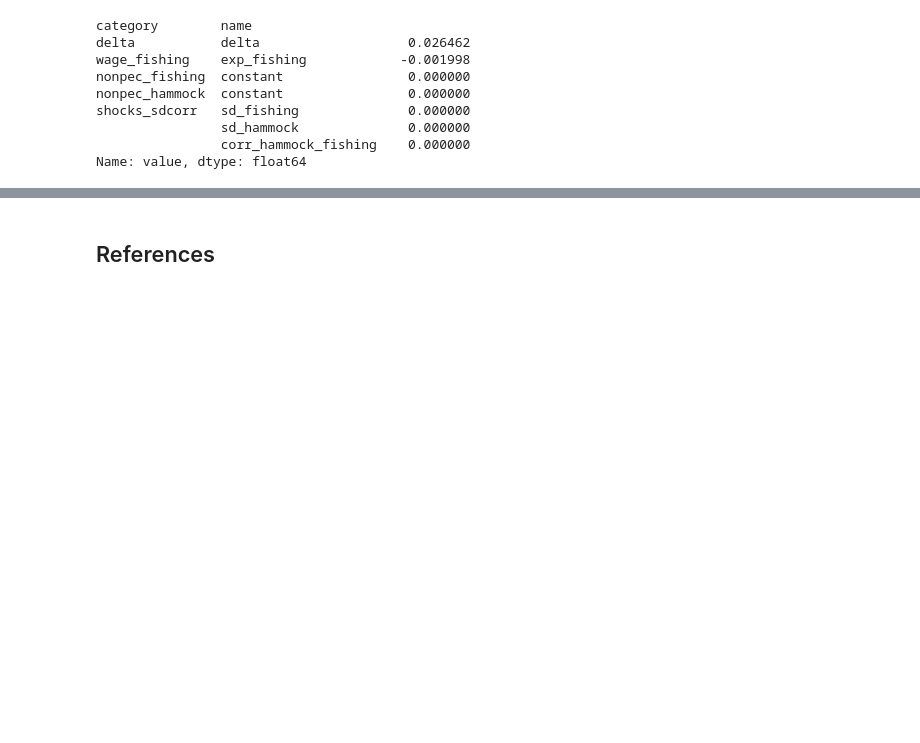
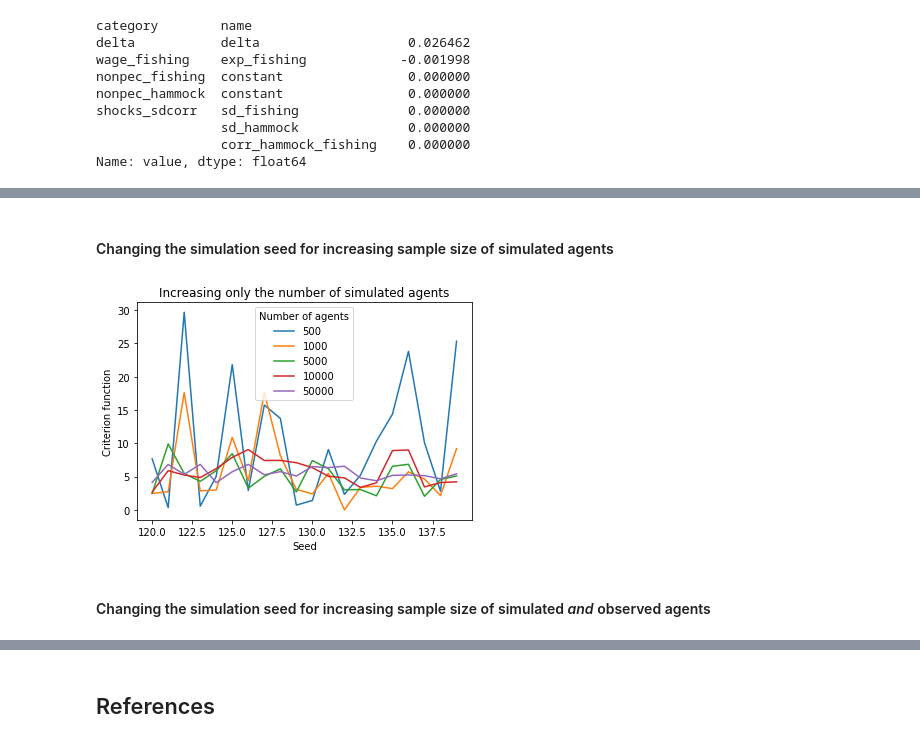
Before and after one commit to OpenSourceEconomics/ekw-lectures, a Jupyter notebook: lectures/99_simulated_method_of_moments/notebook.ipynb, the cells around one changed output, grey strips where cells are left out. Cells and saved outputs as stored; diff of their text form; code cells hidden in the pictures; blank space fills up the shorter version.

```diff
--- a/lectures/99_simulated_method_of_moments/notebook.ipynb
+++ b/lectures/99_simulated_method_of_moments/notebook.ipynb
@@ -528,0 +552,26 @@ Name: value, dtype: float64
+# %% [markdown]
+#### Changing the simulation seed for increasing sample size of simulated agents
+# %%
+options_chatter = options.copy()
+results = pd.DataFrame(columns=num_agents)
+
+for num in num_agents:
+    options_chatter = options.copy()
+    options_chatter["simulation_agents"] = num
+    criterion_values =[]
+    for seed in seeds:
+        options_chatter["simulation_seed"] = seed
+        val = criterion_smm(params_true, options_chatter, W, moments_obs, choice_options_robinson)
+        criterion_values.append(val)
+
+    results[num] = criterion_values
+
+    plt.plot(seeds, results[num], label=num)
+    plt.title('Increasing only the number of simulated agents')
+    plt.ylabel('Criterion function')
+    plt.xlabel('Seed')
+    plt.legend(title='Number of agents', loc='best')
+# %% [output]
+[figure, added]
+# %% [markdown]
+#### Changing the simulation seed for increasing sample size of simulated *and* observed agents
```
Also changed, not shown: parts of 20 cells of this notebook.
